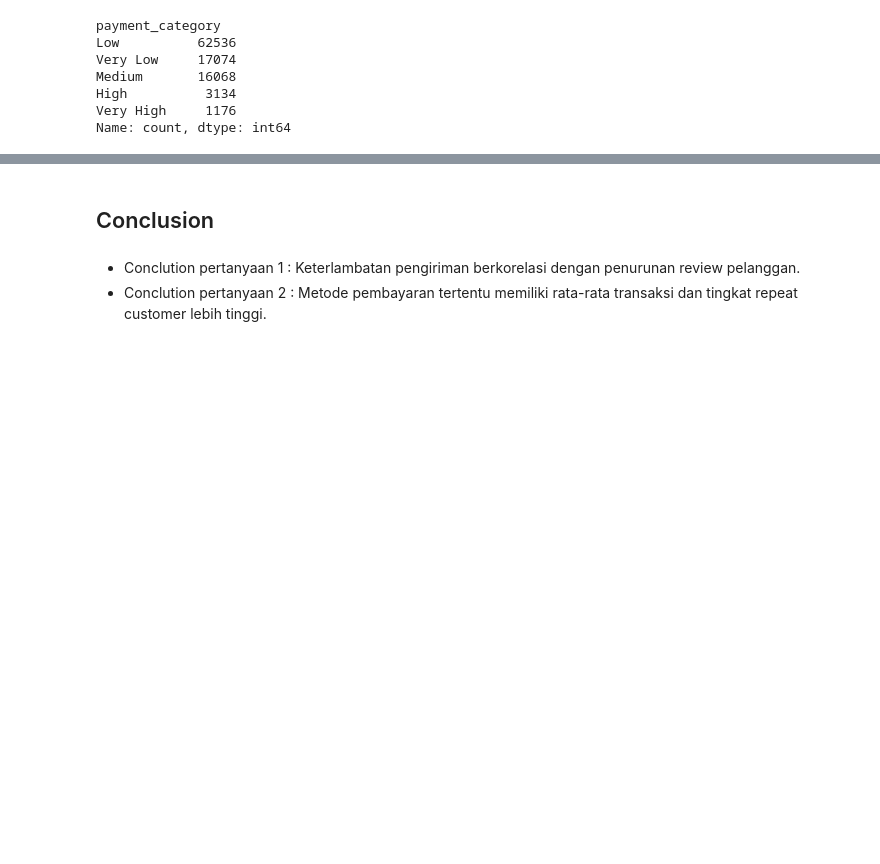
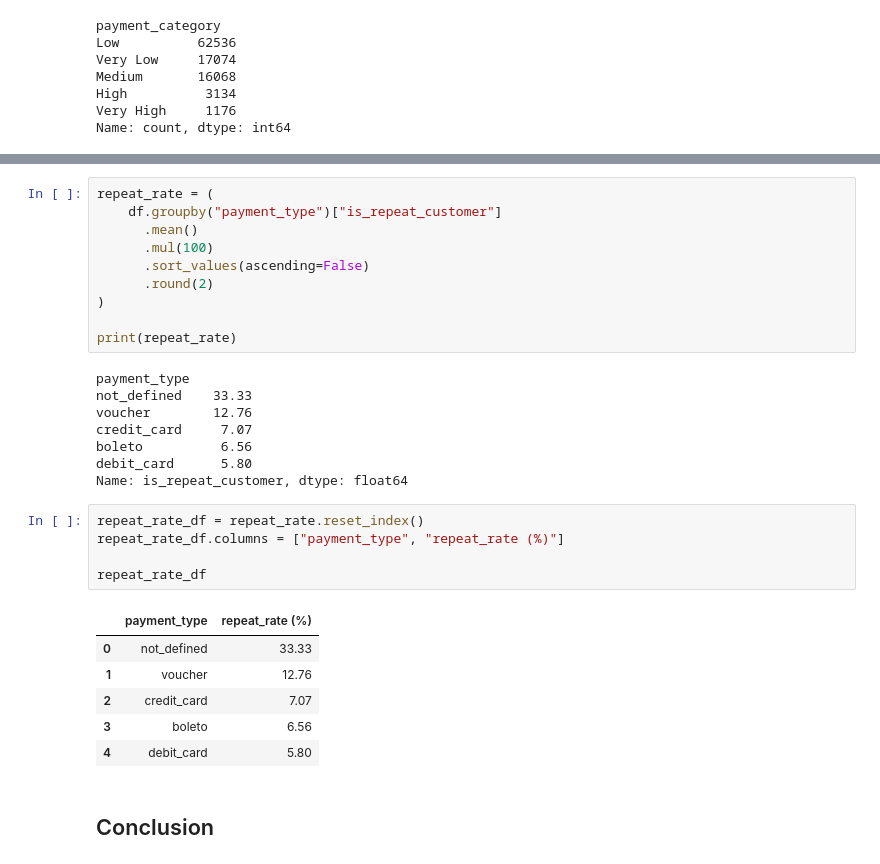
Before and after one commit to AnaRosyidah/submission_analis_data, a Jupyter notebook: notebook.ipynb, the cells around one changed output, grey strips where cells are left out. Saved outputs shown, nothing was run; the diff lists cells and outputs as text; blank space fills up the shorter version.

```diff
--- a/notebook.ipynb
+++ b/notebook.ipynb
@@ -793,5 +972,32 @@ Name: count, dtype: int64
+# %%
+repeat_rate = (
+    df.groupby("payment_type")["is_repeat_customer"]
+      .mean()
+      .mul(100)
+      .sort_values(ascending=False)
+      .round(2)
+)
+
+print(repeat_rate)
+# %% [output]
+payment_type
+not_defined    33.33
+voucher        12.76
+credit_card     7.07
+boleto          6.56
+debit_card      5.80
+Name: is_repeat_customer, dtype: float64
+# %%
+repeat_rate_df = repeat_rate.reset_index()
+repeat_rate_df.columns = ["payment_type", "repeat_rate (%)"]
+
+repeat_rate_df
+# %% [output]
+|  | payment_type | repeat_rate (%) |
+| 0 | not_defined | 33.33 |
+| 1 | voucher | 12.76 |
+| 2 | credit_card | 7.07 |
+| 3 | boleto | 6.56 |
+| 4 | debit_card | 5.80 |
 # %% [markdown]
 ## Conclusion
-# %% [markdown]
-- Conclution pertanyaan 1 : Keterlambatan pengiriman berkorelasi dengan penurunan review pelanggan.
-- Conclution pertanyaan 2 : Metode pembayaran tertentu memiliki rata-rata transaksi dan tingkat repeat customer lebih tinggi.
```
Also changed, not shown: parts of 25 cells of this notebook, 1 other file.
